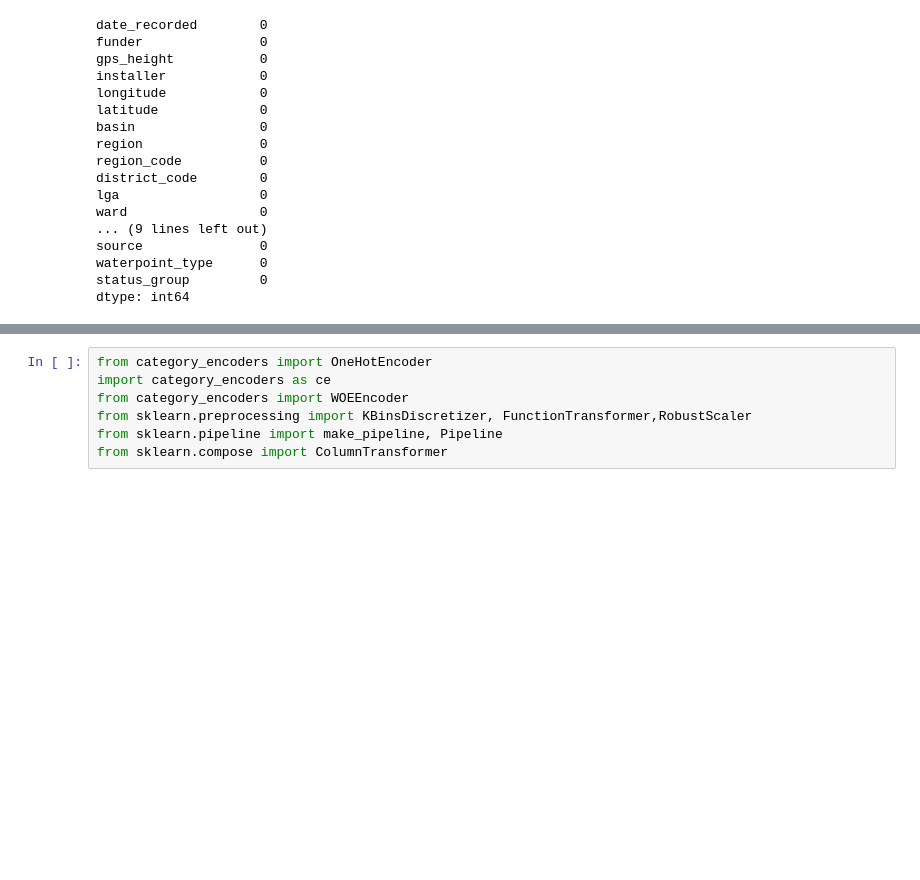
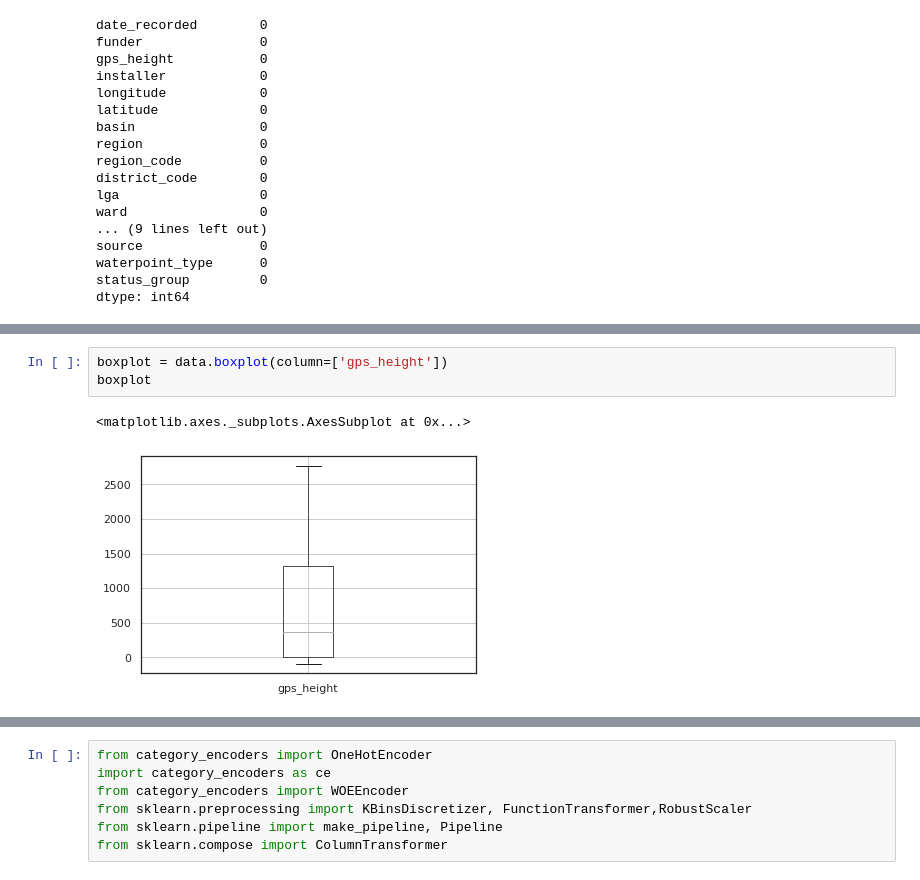
Before and after one commit to pasinduSudesh/Machine-Learning-Project---Pump-it-UP-It-, a Jupyter notebook: PumpItUp.ipynb, the cells around one changed output, grey strips where cells are left out. Cells and saved outputs as stored; diff of their text form; blank space fills up the shorter version.

```diff
--- a/PumpItUp.ipynb
+++ b/PumpItUp.ipynb
@@ -898,3 +898,9 @@ test_set_values.head()
 | 17168 | Unknown | 1567 | Unknown | 34.767863 | -5.004344 | Internal | Singida | 13 | 2 | ... |
 | 45559 | Finn Water | 267 | FINN WATER | 38.058046 | -9.418672 | Ruvuma / Southern Coast | Lindi | 80 | 43 | ... |
 | 49871 | Bruder | 1260 | BRUDER | 35.006123 | -10.950412 | Ruvuma / Southern Coast | Ruvuma | 10 | 3 | ... |
+# %%
+boxplot = data.boxplot(column=['gps_height'])
+boxplot
+# %% [output]
+<matplotlib.axes._subplots.AxesSubplot at 0x...>
+[figure, added]
```
Also changed, not shown: parts of 20 cells of this notebook.
